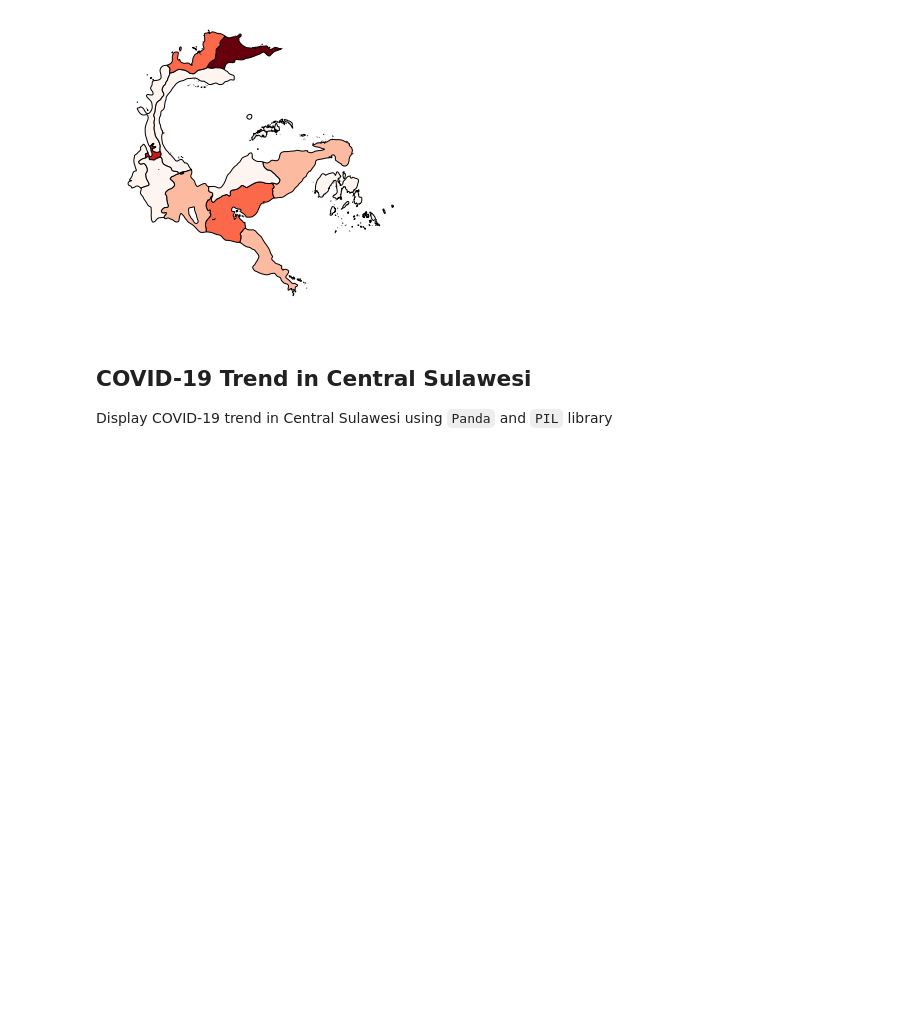
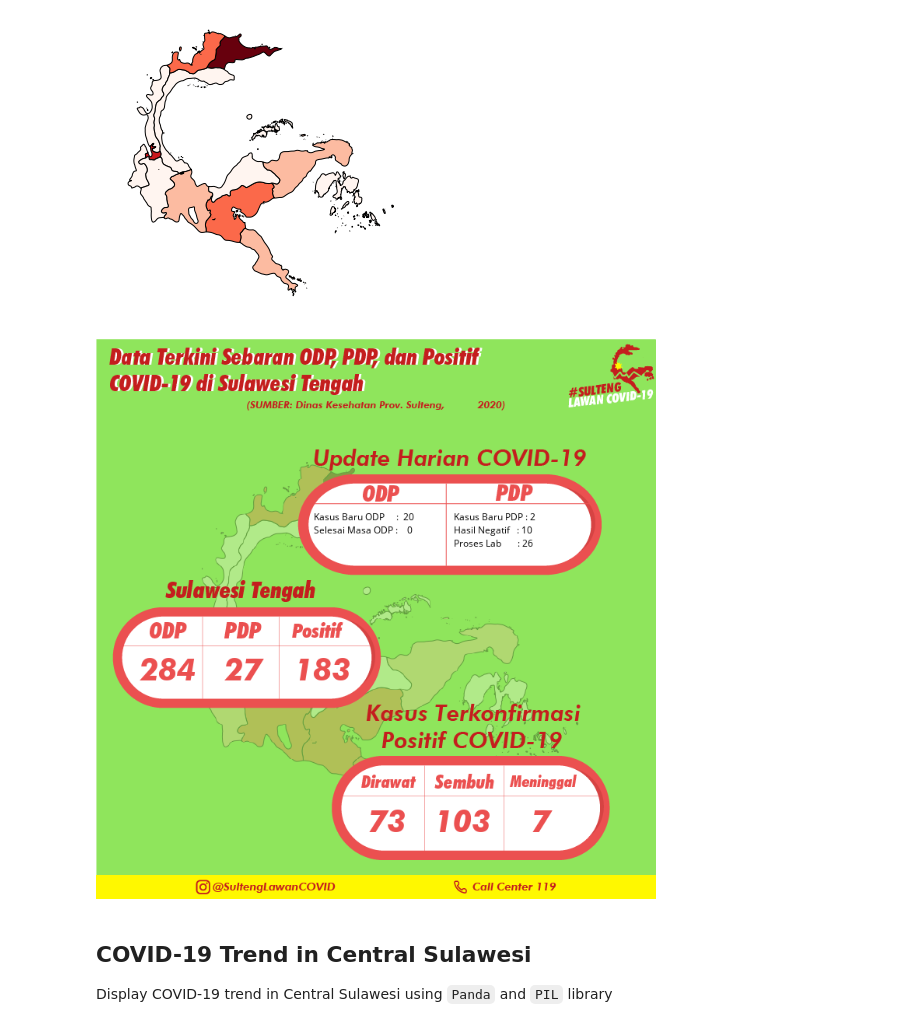
Before and after one commit to Prerna131/SultengLawanCovid-Content, a Jupyter notebook: Scripts/DailyUpdate.ipynb, the cells around one changed output. Saved outputs shown, nothing was run; the diff lists cells and outputs as text; code cells hidden in the pictures; blank space fills up the shorter version.

```diff
--- a/Scripts/DailyUpdate.ipynb
+++ b/Scripts/DailyUpdate.ipynb
@@ -99,6 +129,46 @@ gplt.choropleth(
 [figure]
 [figure]
 [figure]
+# %%
+img = Image.open('../Images/Slide1Background.png')
+
+draw = ImageDraw.Draw(img)
+font1 = ImageFont.truetype("../Font/OpenSans-Regular.ttf", 12)
+font2 = ImageFont.truetype("../Font/tt0145m_.ttf", 40)
+
+text1_1 = "Kasus Baru ODP     :  " + str(20)
+text1_2 = "Selesai Masa ODP :    " + str(0)
+text1 = text1_1 + "\n" + text1_2
+draw.text((280, 220),text1,(0,0,0),font=font1)
+
+text2_1 = "Kasus Baru PDP : " + str(2)
+text2_2 = "Hasil Negatif   : " + str(10)
+text2_3 = "Proses Lab       : " + str(26)
+text2 = text2_1 + "\n" + text2_2 + "\n" + text2_3
+draw.text((460, 220),text2,(0,0,0),font=font1)
+
+text3 = str(total_ODP)
+draw.text((55, 400),text3,(235, 80, 80),font=font2)
+
+text4 = str(total_PDP)
+draw.text((165, 400),text4,(235, 80, 80),font=font2)
+
+text5 = str(total_positif)
+draw.text((255, 400),text5,(235, 80, 80),font=font2)
+
+text6 = str(total_positif- total_sembuh -total_meninggal)
+draw.text((350, 595),text6,(235, 80, 80),font=font2)
+
+text7 = str(total_sembuh)
+draw.text((435, 595),text7,(235, 80, 80),font=font2)
+
+text8 = str(total_meninggal)
+draw.text((560, 595),text8,(235, 80, 80),font=font2)
+
+img.save('../Images/Slide1.png')
+display(img)
+# %% [output]
+[figure, added]
 # %% [markdown]
 ## COVID-19 Trend in Central Sulawesi
 
```
Also changed, not shown: parts of 7 cells of this notebook, 1 other file.
